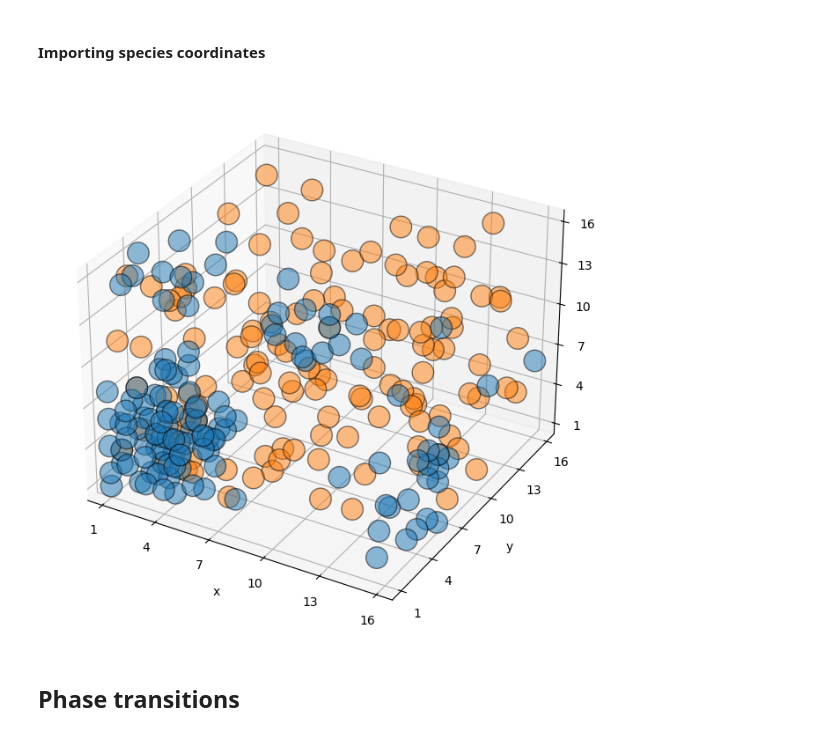
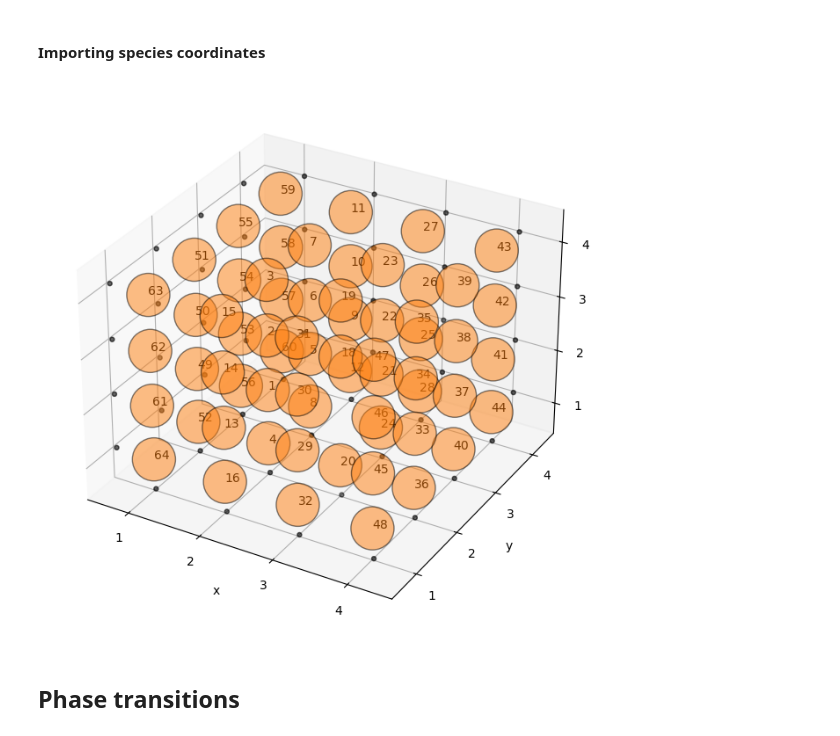
Before and after one commit to ta-rekt/Droplet, a Jupyter notebook: viz.ipynb, the cells around one changed output. Drawn from its saved outputs; the diff is of its cells as text; code cells hidden in the pictures.

```diff
--- a/viz.ipynb
+++ b/viz.ipynb
@@ -49,9 +49,9 @@ plt.show()
 # %% [markdown]
 #### Importing species coordinates
 # %%
-dirname = "20251202/test_frame2"
-labels = False
-project = False
+dirname = "20251203/test_frame2"
+labels = True
+project = True
 # %%
 # import json data
 
@@ -73,9 +73,9 @@ for key, val in slist.items():
     #     ax.scatter(x-0.5, y-0.5, z-0.5, s=60, c='red',
     #                marker='o', edgecolor="black", alpha=1)
 
-    if val["name"][-1] == "a":
-        ax.scatter(x-0.5, y-0.5, z-0.5, s=5000/L, color = 'C0',
-                   marker='o', edgecolor="black", alpha=0.5)
+    # if val["name"][-1] == "a":
+    #     ax.scatter(x-0.5, y-0.5, z-0.5, s=5000/L, color = 'C0',
+    #                marker='o', edgecolor="black", alpha=0.5)
 
         if project:
             # projections
@@ -86,13 +86,13 @@ for key, val in slist.items():
             ax.scatter(0, y-0.55, z-0.45, s=50, color = 'black',
                         marker='.', edgecolor="black", alpha=0.2)
 
-    if val["name"][-1] == "b":
+    # if val["name"][-1] == "b":
+    #     ax.scatter(x-0.5, y-0.5, z-0.5, s=5000/L, color = 'C1',
+    #                marker='o', edgecolor="black", alpha=0.5)
+
+    if val["name"][:4] == "bulk":
         ax.scatter(x-0.5, y-0.5, z-0.5, s=5000/L, color = 'C1',
                    marker='o', edgecolor="black", alpha=0.5)
-
-    # if val["name"][:4] == "bulk":
-    #     ax.scatter(x-0.5, y-0.5, z-0.5, s=5000/L, color = 'C1',
-    #                marker='o', edgecolor="black", alpha=0.5)
 
         if project:
             # projections
@@ -101,34 +101,34 @@ for key, val in slist.items():
             ax.scatter(x-0.45, L, z-0.45, s=50, color = 'black',
                         marker='.', edgecolor="black", alpha=0.2)
             ax.scatter(0, y-0.55, z-0.45, s=50, color = 'black',
                         marker='.', edgecolor="black", alpha=0.2)
 
     if l is not None and labels:
         for k in range(len(x)):
             ax.text(x[k]-0.5, y[k]-0.5, z[k]-0.5, l[k], size=10)
 
 ax.set_xlabel('x')
 ax.set_ylabel('y')
 ax.set_zlabel('z')
 ax.set_xlim(0, slist["1"]["boxlength"])
 ax.set_ylim(0, slist["1"]["boxlength"])
 ax.set_zlim(0, slist["1"]["boxlength"])
 
 # Generalized ticks based on lattice size
 # Use boxlength as lattice size (integer number of sites per axis)
 ticks = np.arange(0.5, L + 0.5, step=min(L, int(L/8)+1))
 labels = np.arange(1, L + 1, step=min(L, int(L/8)+1))
 
 ax.set_xticks(ticks)
 ax.set_xticklabels(labels)
 ax.set_yticks(ticks)
 ax.set_yticklabels(labels)
 ax.set_zticks(ticks)
 ax.set_zticklabels(labels)
 ax.grid(True, which="both")
 plt.show()
 # %% [output]
-[figure, old version]
+[figure, new version]
 # %% [markdown]
 ## Phase transitions
 # %% [markdown]
```
Also changed, not shown: 4 other files.
